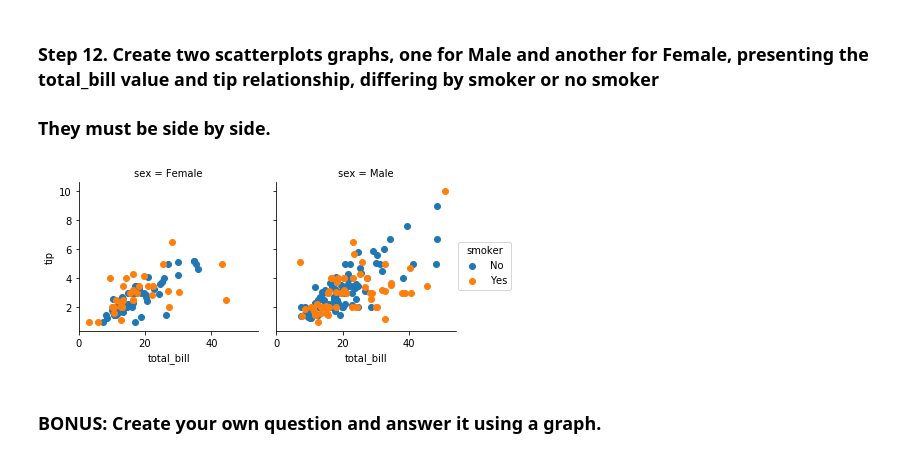
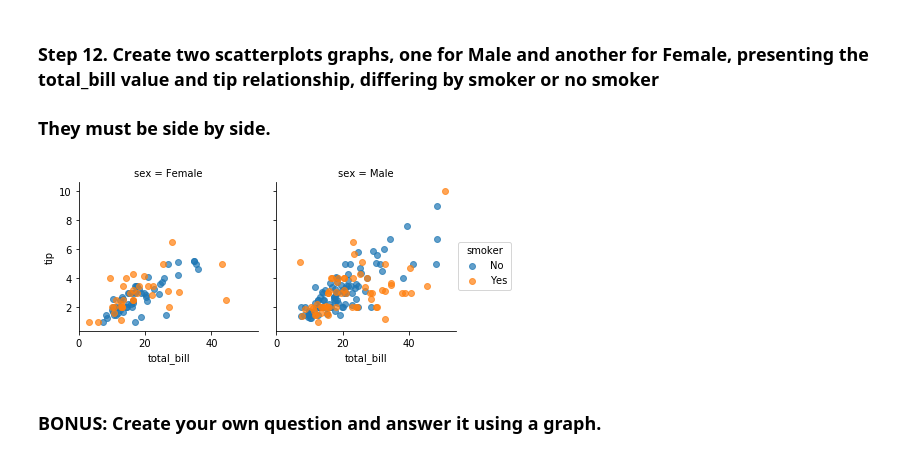
Before and after one commit to joaovitorez/octos-academy, a Jupyter notebook: 02. Data Handling/Exercises/07_Visualization/Tips/Exercises.ipynb, the cells around one changed output. Drawn from its saved outputs; the diff is of its cells as text; code cells hidden in the pictures.

```diff
--- a/02. Data Handling/Exercises/07_Visualization/Tips/Exercises.ipynb
+++ b/02. Data Handling/Exercises/07_Visualization/Tips/Exercises.ipynb
@@ -103,6 +99,2 @@ plt.ylabel('Total Bill')
 # %% [markdown]
 ### Step 9. Create a scatter plot with the day as the y-axis and tip as the x-axis, differ the dots by sex
-# %%
-dici = {'Fri':0, 'Sat':1, 'Sun':2, 'Thur':3}
-tips['num_days'] = tips.day.map(dici)
-tips
@@ -172,9 +130,9 @@ step11 = step11.map(plt.hist,'tip')
 ### They must be side by side.
 # %%
 step12 = sns.FacetGrid(tips, col='sex', hue='smoker')
-step12 = step12.map(plt.scatter, 'total_bill', 'tip').add_legend()
+step12 = step12.map(plt.scatter, 'total_bill', 'tip',alpha=0.7).add_legend()
 # %% [output]
-[figure, old version]
+[figure, new version]
 # %% [markdown]
 ### BONUS: Create your own question and answer it using a graph.
 # %% [markdown]
```
Also changed, not shown: parts of 14 cells of this notebook.
